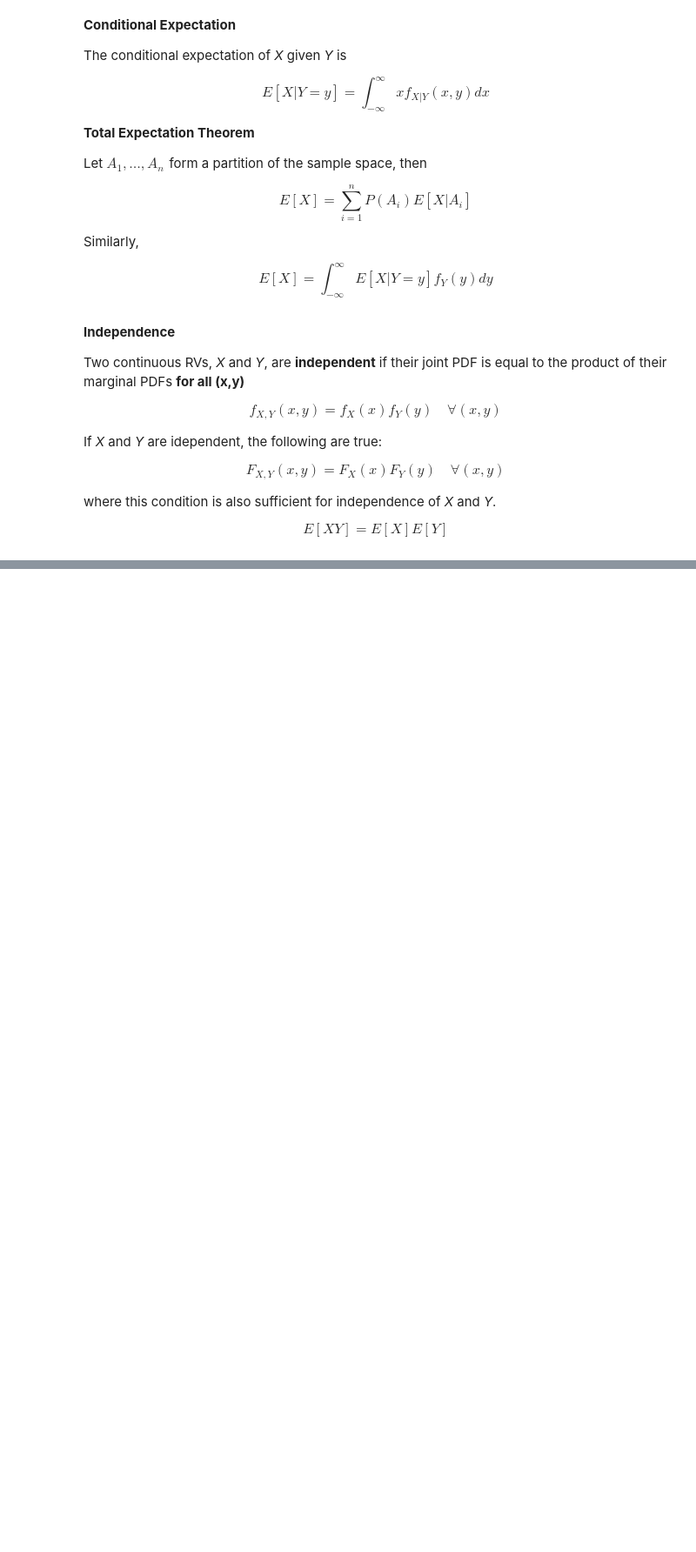
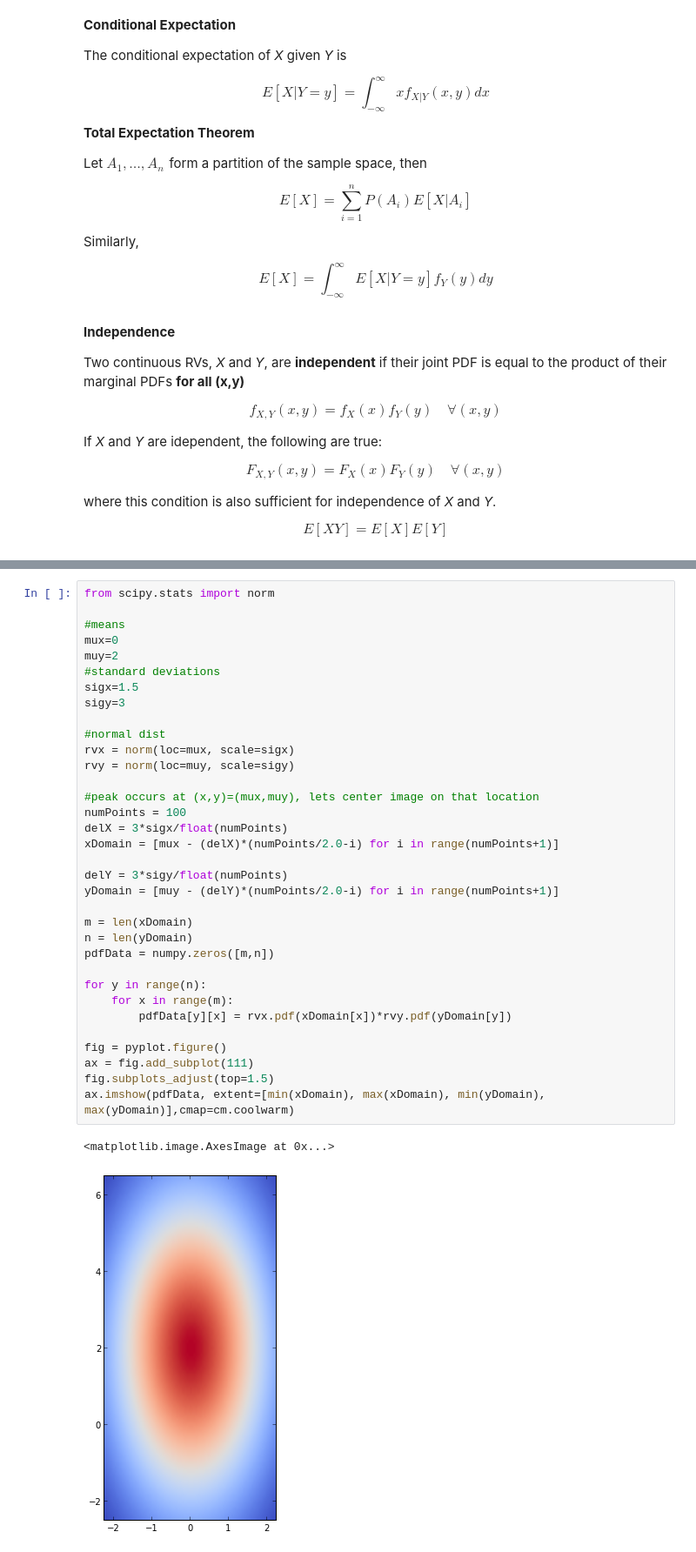
Before and after one commit to masinoa/probability, a Jupyter notebook: Continuous_Random_Variables.ipynb, the cells around one changed output, grey strips where cells are left out. Shown at 87% size. Drawn from its saved outputs; the diff is of its cells as text; blank space fills up the shorter version.

```diff
--- a/Continuous_Random_Variables.ipynb
+++ b/Continuous_Random_Variables.ipynb
@@ -125,0 +243,37 @@ $$E\left[XY\right] = E\left[X\right]E\left[Y\right]$$
+# %%
+from scipy.stats import norm
+
+#means
+mux=0
+muy=2
+#standard deviations
+sigx=1.5
+sigy=3
+
+#normal dist
+rvx = norm(loc=mux, scale=sigx)
+rvy = norm(loc=muy, scale=sigy)
+
+#peak occurs at (x,y)=(mux,muy), lets center image on that location
+numPoints = 100
+delX = 3*sigx/float(numPoints)
+xDomain = [mux - (delX)*(numPoints/2.0-i) for i in range(numPoints+1)]
+
+delY = 3*sigy/float(numPoints)
+yDomain = [muy - (delY)*(numPoints/2.0-i) for i in range(numPoints+1)]
+
+m = len(xDomain)
+n = len(yDomain)
+pdfData = numpy.zeros([m,n])
+
+for y in range(n):
+    for x in range(m):
+        pdfData[y][x] = rvx.pdf(xDomain[x])*rvy.pdf(yDomain[y])
+
+fig = pyplot.figure()
+ax = fig.add_subplot(111)
+fig.subplots_adjust(top=1.5)
+ax.imshow(pdfData, extent=[min(xDomain), max(xDomain), min(yDomain), max(yDomain)],cmap=cm.coolwarm)
+# %% [output]
+<matplotlib.image.AxesImage at 0x...>
+[figure, added]
```
Also changed, not shown: parts of 6 cells of this notebook, 1 other file.
